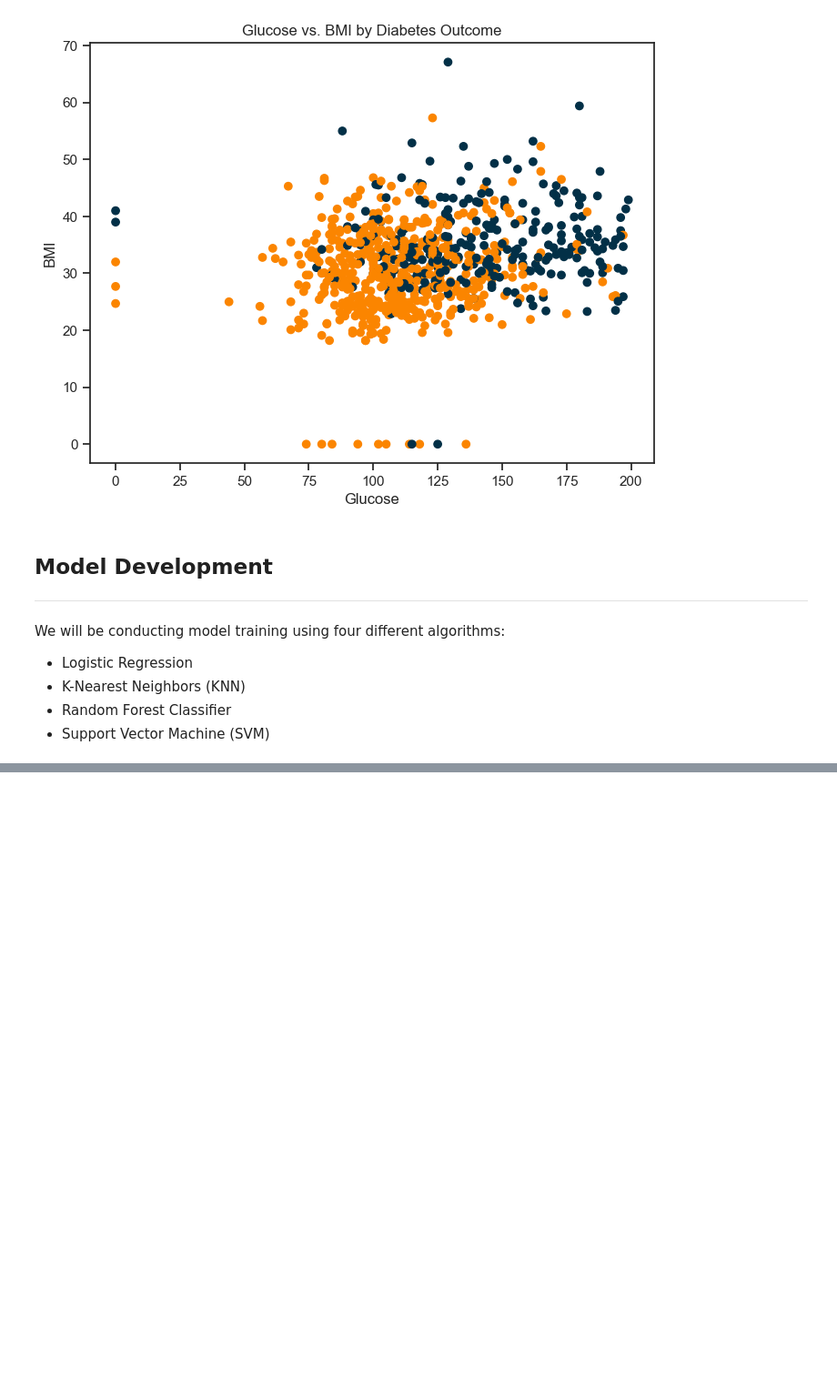
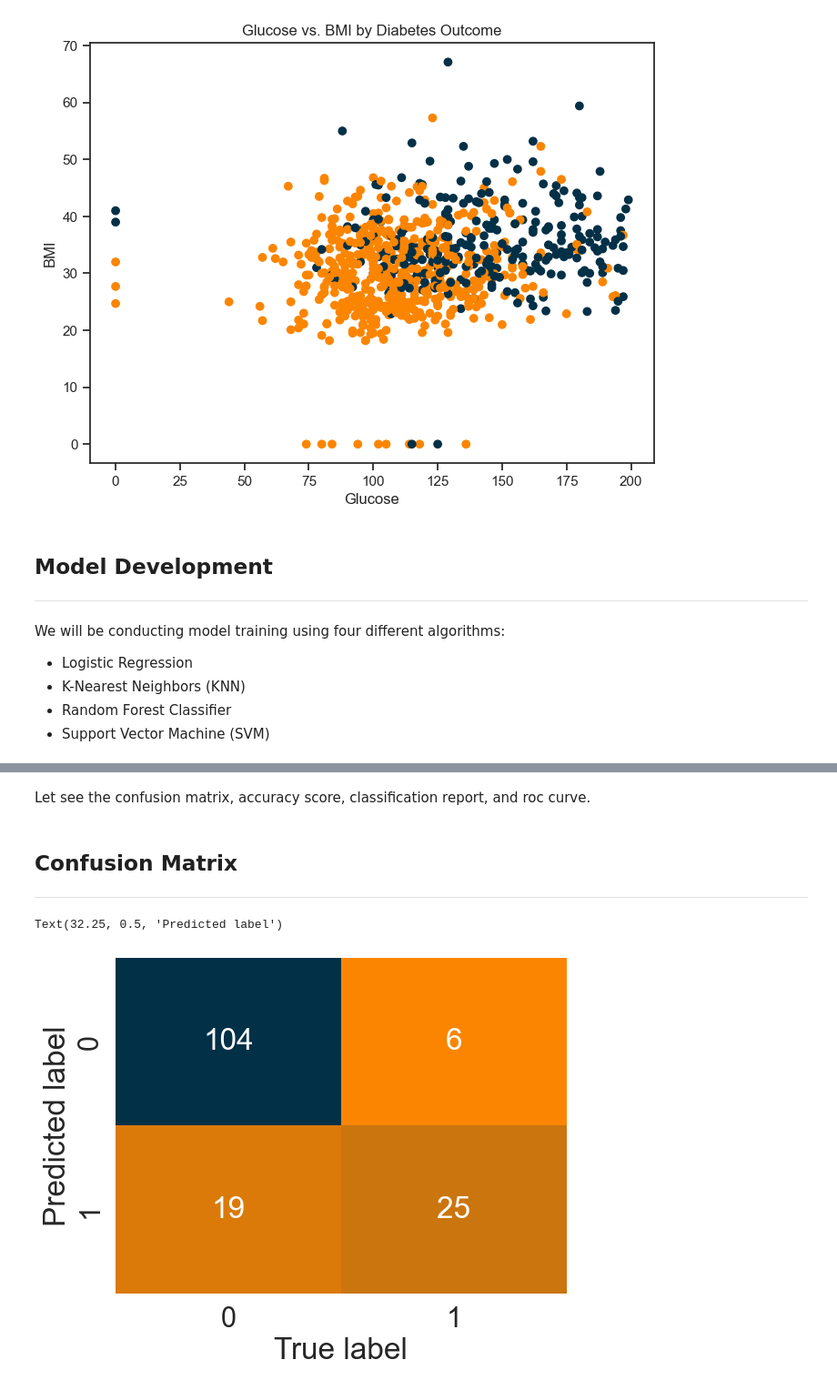
Before and after one commit to azadealmasi/Diabetes-Prediction-App-Using-Flask-Machine-Learning-and-Heroku, a Jupyter notebook: Diabetes Prediction.ipynb, the cells around one changed output, grey strips where cells are left out. Shown: that part at 91% size. Cells and saved outputs as stored; diff of their text form; code cells hidden in the pictures; blank space fills up the shorter version.

Commit message:
Update Modeling and Training and Add Hyperparameter Tuning

```diff
--- a/Diabetes Prediction.ipynb
+++ b/Diabetes Prediction.ipynb
@@ -389,0 +396,15 @@ model_compare.T.plot.bar(figsize=(15,10), color=color);
+# %%
+# Create a hyperparameter grid for LogisticRegression
+log_reg_grid = {"C": np.logspace(-4, 4, 20),"solver": ["liblinear"]}
+# Tune LogisticRegression
+np.random.seed(42)
+# Setup random hyperparameter search for LogisticRegression
+rs_log_reg = RandomizedSearchCV(LogisticRegression(),
+                                  param_distributions=log_reg_grid,
+                                  cv=5,
+                                  n_iter=20,
+                                  verbose=True)
+# Fit random hyperparameter search model for LogisticRegression
+rs_log_reg.fit(X_train, y_train)
+score = rs_log_reg.score(X_test,y_test)
+print(score*100)
@@ -389,0 +419,12 @@ model_compare.T.plot.bar(figsize=(15,10), color=color);
+# %%
+log_reg_grid = {'C': np.logspace(-4,4,30),
+"solver":["liblinear"]}
+#setup  the gird cv
+gs_log_reg = GridSearchCV(LogisticRegression(),
+                          param_grid=log_reg_grid,
+                          cv=5,
+                           verbose=True)
+#fit grid search cv
+gs_log_reg.fit(X_train,y_train)
+score = gs_log_reg.score(X_test,y_test)
+print(score*100)
@@ -389,0 +442,3 @@ model_compare.T.plot.bar(figsize=(15,10), color=color);
+# %%
+y_preds = gs_log_reg.predict(X_test)
+y_preds
@@ -389,0 +453,16 @@ model_compare.T.plot.bar(figsize=(15,10), color=color);
+# %% [markdown]
+Let see the confusion matrix, accuracy score, classification report, and roc curve.
+# %% [markdown]
+## Confusion Matrix
+---
+# %%
+custom_colors = ['#fb8500', '#023047']
+custom_cmap = mcolors.LinearSegmentedColormap.from_list("CustomColors", custom_colors)
+
+sns.set(font_scale=2)
+sns.heatmap(confusion_matrix(y_test, y_preds), annot=True, cbar=False, fmt='g', cmap=custom_cmap)
+plt.xlabel("True label")
+plt.ylabel("Predicted label")
+# %% [output]
+Text(32.25, 0.5, 'Predicted label')
+[figure, added]
```
Also changed, not shown: parts of 18 cells of this notebook.
